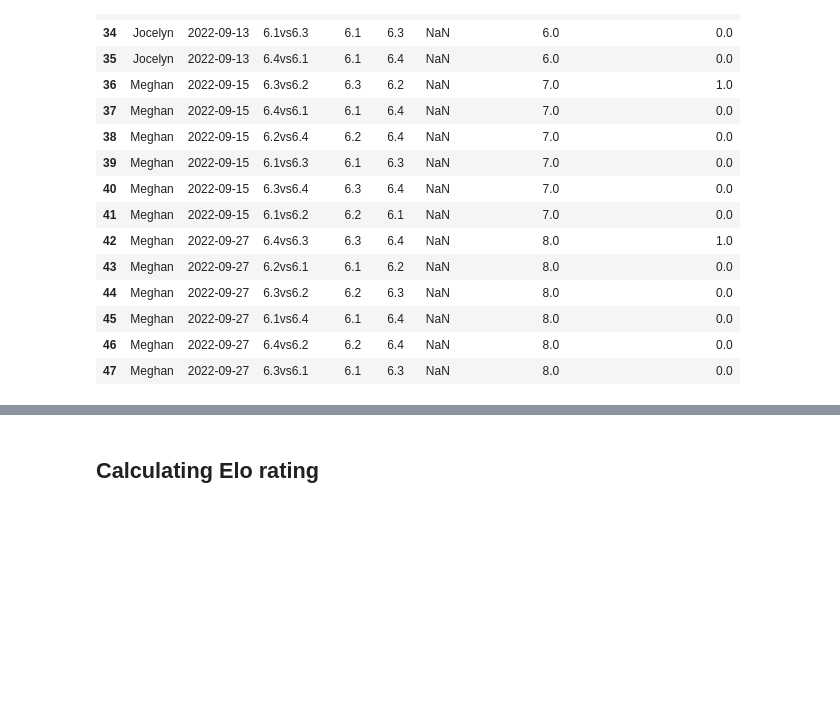
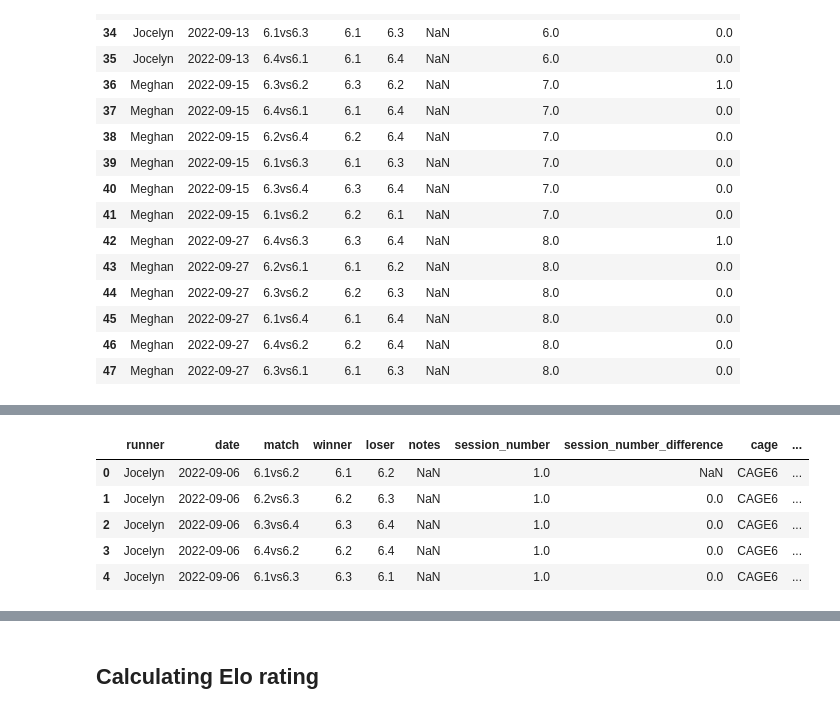
Before and after one commit to padillacoreanolab/social_competiton_elo_rating, a Jupyter notebook: jupyter_notebooks/tube_test_processing.ipynb, the cells around one changed output, grey strips where cells are left out. Saved outputs shown, nothing was run; the diff lists cells and outputs as text; code cells hidden in the pictures; blank space fills up the shorter version.

```diff
--- a/jupyter_notebooks/tube_test_processing.ipynb
+++ b/jupyter_notebooks/tube_test_processing.ipynb
@@ -623,0 +640,9 @@ value["processed_behavior_recording_dataframe"].tail(n=15)
+# %%
+ value["processed_behavior_recording_dataframe"].head()
+# %% [output]
+|  | runner | date | match | winner | loser | notes | session_number | session_number_difference | cage | ... |
+| 0 | Jocelyn | 2022-09-06 | 6.1vs6.2 | 6.1 | 6.2 | NaN | 1.0 | NaN | CAGE6 | ... |
+| 1 | Jocelyn | 2022-09-06 | 6.2vs6.3 | 6.2 | 6.3 | NaN | 1.0 | 0.0 | CAGE6 | ... |
+| 2 | Jocelyn | 2022-09-06 | 6.3vs6.4 | 6.3 | 6.4 | NaN | 1.0 | 0.0 | CAGE6 | ... |
+| 3 | Jocelyn | 2022-09-06 | 6.4vs6.2 | 6.2 | 6.4 | NaN | 1.0 | 0.0 | CAGE6 | ... |
+| 4 | Jocelyn | 2022-09-06 | 6.1vs6.3 | 6.3 | 6.1 | NaN | 1.0 | 0.0 | CAGE6 | ... |
```
Also changed, not shown: parts of 44 cells of this notebook.
